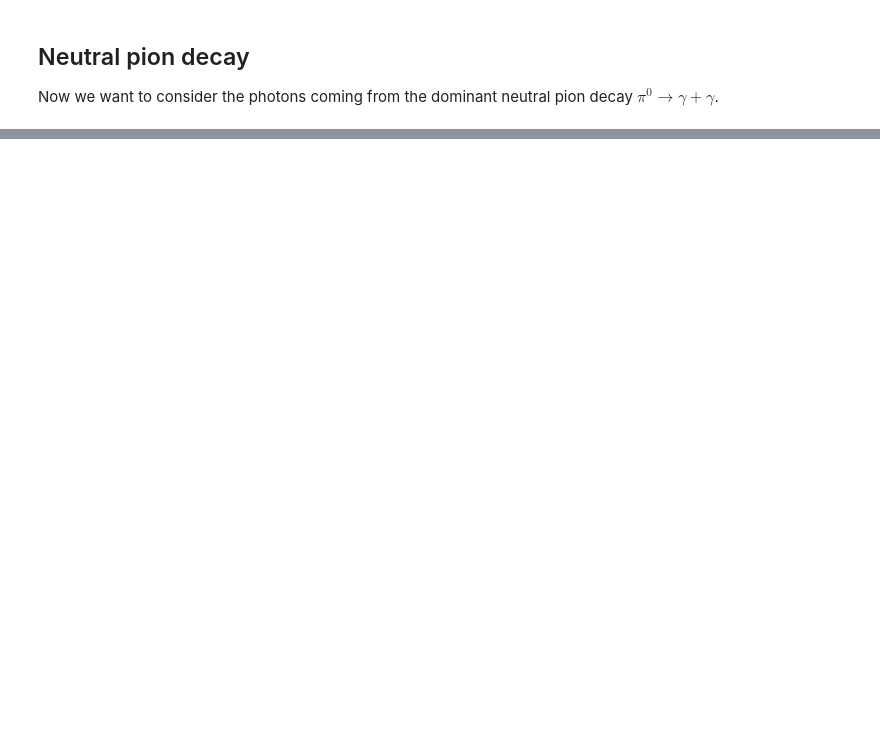
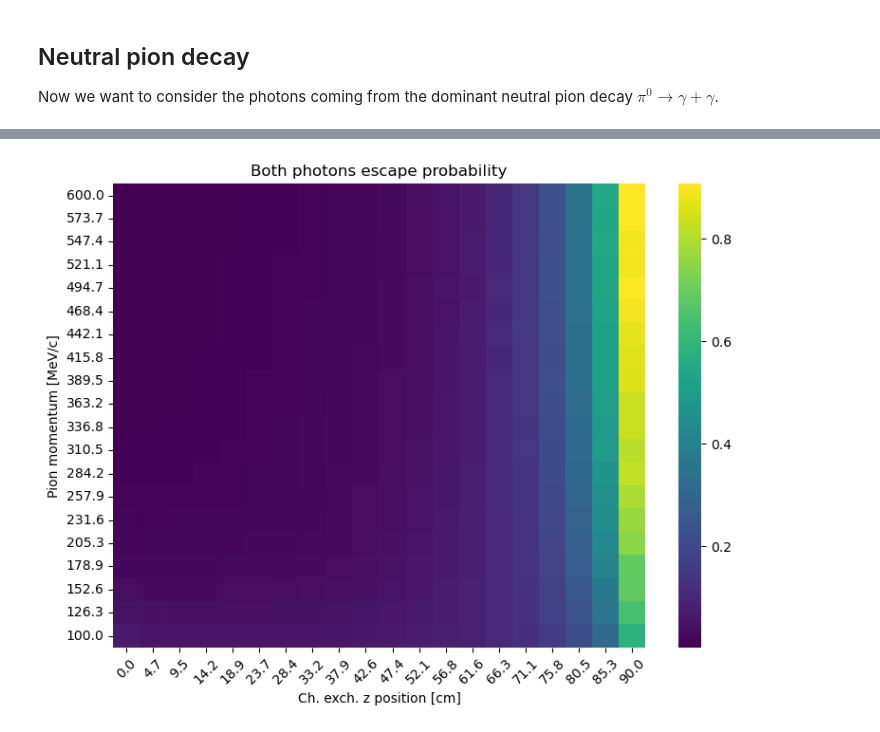
Before and after one commit to epelaaez/LArIATCode, a Jupyter notebook: notebooks/sim.ipynb, the cells around one changed output, grey strips where cells are left out. Saved outputs shown, nothing was run; the diff lists cells and outputs as text; code cells hidden in the pictures; blank space fills up the shorter version.

```diff
--- a/notebooks/sim.ipynb
+++ b/notebooks/sim.ipynb
@@ -236,0 +291,18 @@ plt.show()
+# %%
+plt.figure(figsize=(8,6))
+
+df = pd.DataFrame(probs_both, index=pion_pz_range, columns=z_pos)
+ax = sns.heatmap(df, cmap="viridis")
+
+ax.set_xlabel("Ch. exch. z position [cm]")
+ax.set_ylabel("Pion momentum [MeV/c]")
+ax.set_title("Both photons escape probability")
+
+ax.set_xticklabels([f"{z:.1f}" for z in z_pos], rotation=45)
+ax.set_yticklabels([f"{pz:.1f}" for pz in pion_pz_range], rotation=0)
+ax.invert_yaxis()
+
+plt.tight_layout()
+plt.show()
+# %% [output]
+[figure, added]
```
Also changed, not shown: parts of 13 cells of this notebook.
